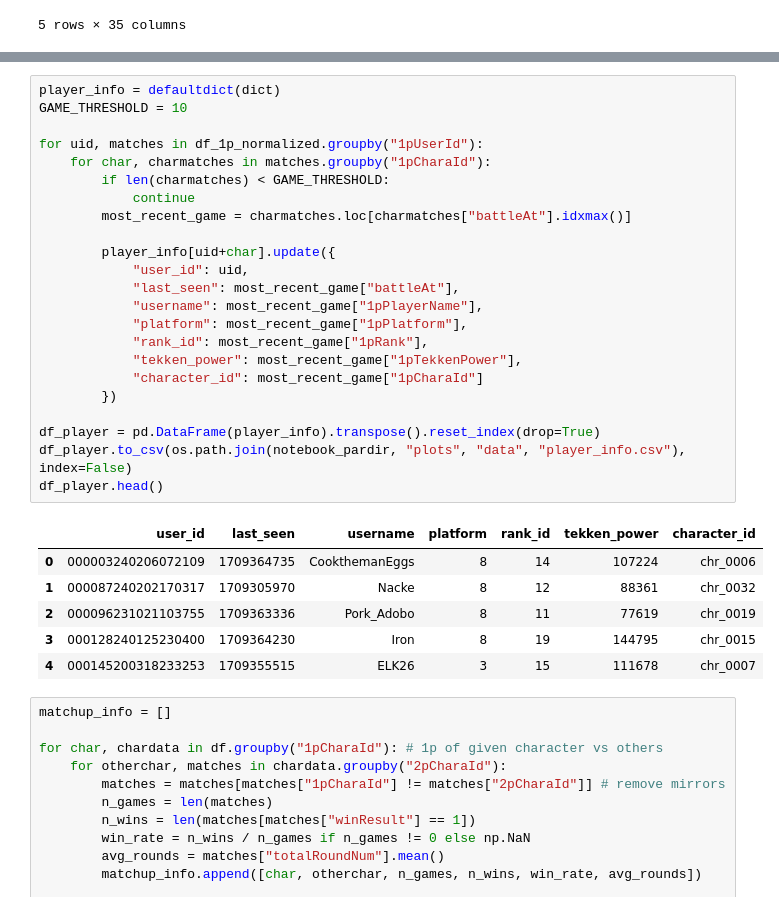
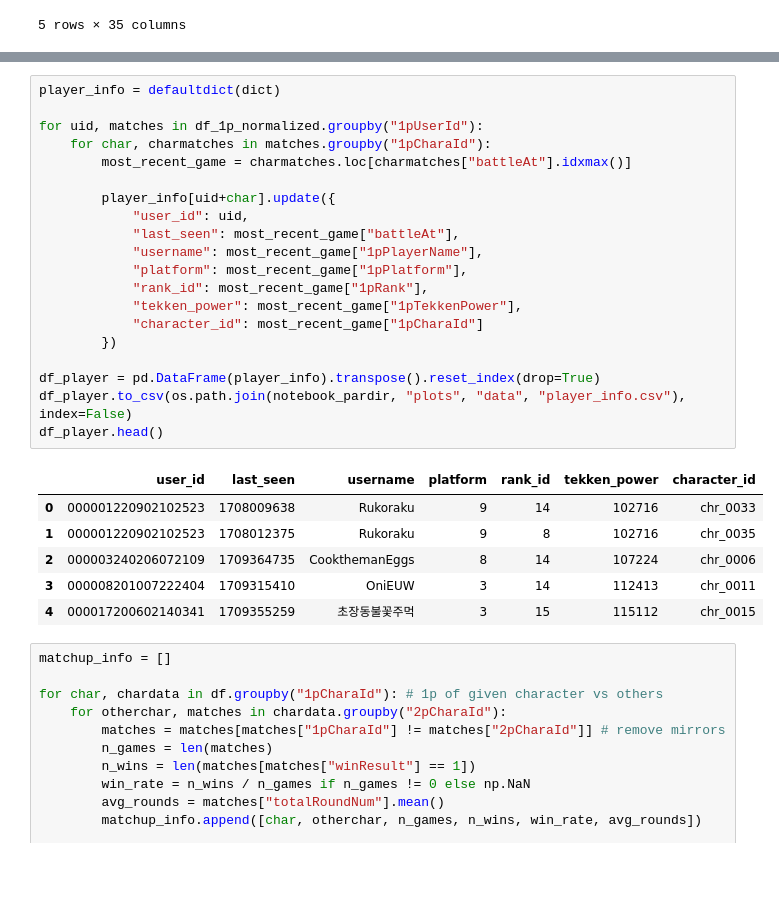
Before and after one commit to DanielRJohnson/Tekken8-Match-Stats, a Jupyter notebook: data_processing.ipynb, the cells around one changed output, grey strips where cells are left out. Cells and saved outputs as stored; diff of their text form; blank space fills up the shorter version.

Commit message:
remove game threshold in data processing

```diff
--- a/data_processing.ipynb
+++ b/data_processing.ipynb
@@ -66,34 +66,31 @@ df_1p_normalized.head()
 | 5998 | 00fd1abc524141869e11c97a1b59709b | 4 | 10201 | 1 | 3 | 1709288069 | stg_1600 | 601958191106090458 | ... |
 # %%
 player_info = defaultdict(dict)
-GAME_THRESHOLD = 10
 
 for uid, matches in df_1p_normalized.groupby("1pUserId"):
     for char, charmatches in matches.groupby("1pCharaId"):
-        if len(charmatches) < GAME_THRESHOLD:
-            continue
         most_recent_game = charmatches.loc[charmatches["battleAt"].idxmax()]
 
         player_info[uid+char].update({
             "user_id": uid,
             "last_seen": most_recent_game["battleAt"],
             "username": most_recent_game["1pPlayerName"],
             "platform": most_recent_game["1pPlatform"],
             "rank_id": most_recent_game["1pRank"],
             "tekken_power": most_recent_game["1pTekkenPower"],
             "character_id": most_recent_game["1pCharaId"]
         })
 
 df_player = pd.DataFrame(player_info).transpose().reset_index(drop=True)
 df_player.to_csv(os.path.join(notebook_pardir, "plots", "data", "player_info.csv"), index=False)
 df_player.head()
 # %% [output]
 |  | user_id | last_seen | username | platform | rank_id | tekken_power | character_id |
-| 0 | 000003240206072109 | 1709364735 | CookthemanEggs | 8 | 14 | 107224 | chr_0006 |
-| 1 | 000087240202170317 | 1709305970 | Nacke | 8 | 12 | 88361 | chr_0032 |
-| 2 | 000096231021103755 | 1709363336 | Pork_Adobo | 8 | 11 | 77619 | chr_0019 |
-| 3 | 000128240125230400 | 1709364230 | Iron | 8 | 19 | 144795 | chr_0015 |
-| 4 | 000145200318233253 | 1709355515 | ELK26 | 3 | 15 | 111678 | chr_0007 |
+| 0 | 000001220902102523 | 1708009638 | Rukoraku | 9 | 14 | 102716 | chr_0033 |
+| 1 | 000001220902102523 | 1708012375 | Rukoraku | 9 | 8 | 102716 | chr_0035 |
+| 2 | 000003240206072109 | 1709364735 | CookthemanEggs | 8 | 14 | 107224 | chr_0006 |
+| 3 | 000008201007222404 | 1709315410 | OniEUW | 3 | 14 | 112413 | chr_0011 |
+| 4 | 000017200602140341 | 1709355259 | 초장동불꽃주먹 | 3 | 15 | 115112 | chr_0015 |
 # %%
 matchup_info = []
 
```
Also changed, not shown: 5 other files.
